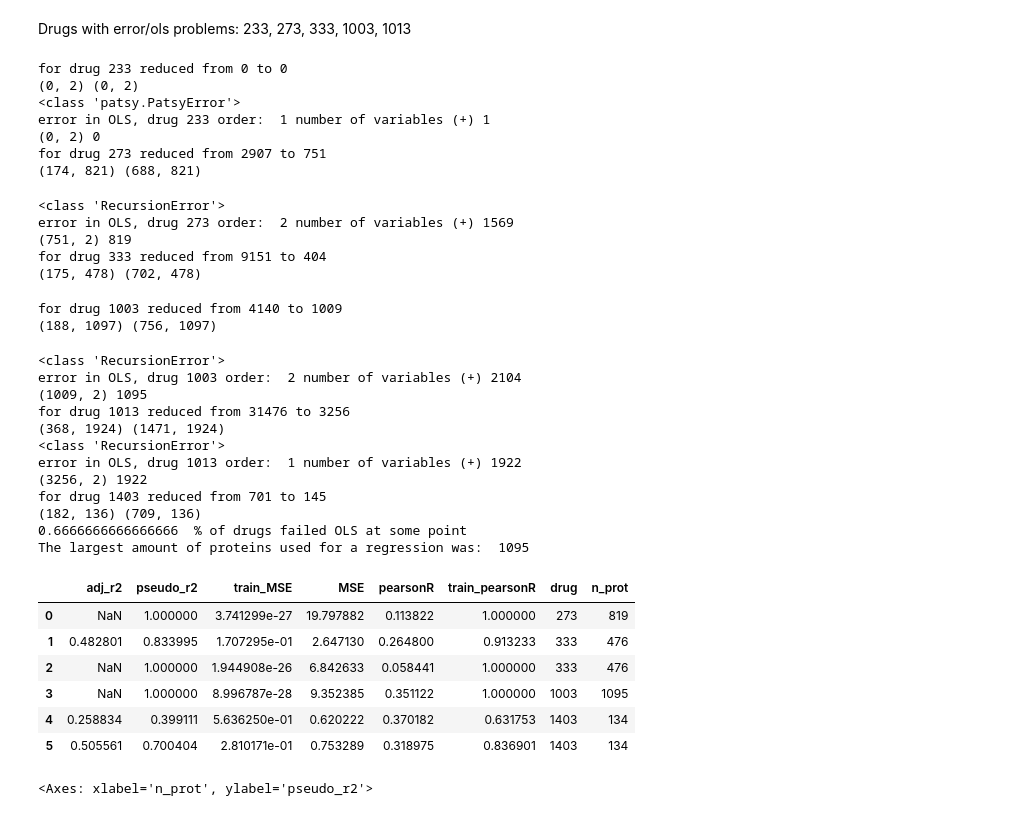
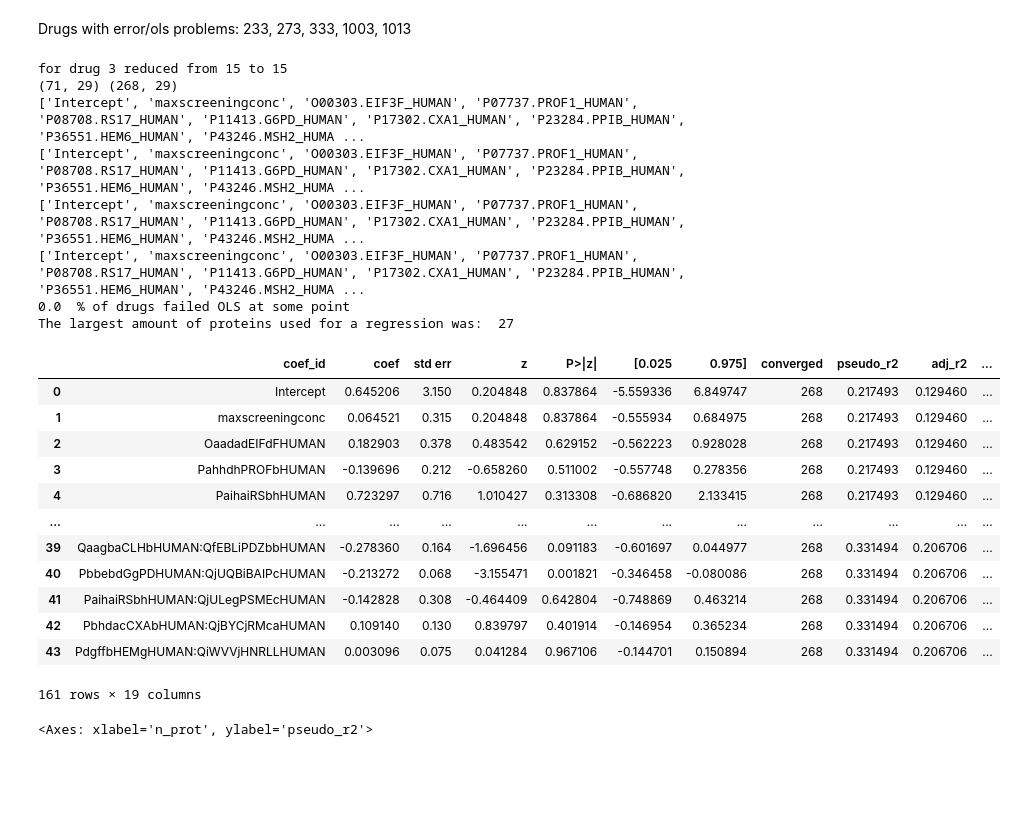
Before and after one commit to Yatish0833/multiomics-synergies, a Jupyter notebook: explainability.ipynb, the cells around one changed output. Cells and saved outputs as stored; diff of their text form; code cells hidden in the pictures; blank space fills up the shorter version.

```diff
--- a/explainability.ipynb
+++ b/explainability.ipynb
@@ -50,6 +50,11 @@ drug_list = np.unique(interactions.drug)
 ### Regression
 # %% [markdown]
 #### Functions
+# %%
+def undo(string):
+    string = ''.join([ x if ord(x)<90 else str(ord(x)-97) for x in string ])
+    string = string[:6]+'.'+string[6:].replace('HUMAN', '_HUMAN') #not sure these 6
+    return string
 # %%
 def results_fit_to_df(results, ols, y, test_data):
     coeffs = results.params.tolist()
@@ -139,6 +144,7 @@ def regression_per_drug(interactions, drug_list, alpha=0.05, filter=0):
             results["drug"] = d
             results["n_prot"] = len(protein_list)
             results["n_obs"] = len(data.lnICfa)
+            results["Proteins"] = ['*'.join([y if y in ["Intercept", "maxscreeningconc"] else undo(x) for y in x.split(':')]) for x in results.coef_id]
             final_results.append(results)
     final_results = pd.concat(final_results)
     print(j/(len(drug_list)), " % of drugs failed OLS at some point")
@@ -153,44 +159,32 @@ len(coef_05[["drug"]].drop_duplicates()), len(drug_list)
 # %% [markdown]
 Drugs with error/ols problems: 233, 273, 333, 1003, 1013
 # %%
-coef_05 = regression_per_drug(interactions, [233, 273, 333, 1003, 1013, 1403], filter=0.5)
+coef_05 = regression_per_drug(interactions, [3], filter=0.5)
 # %% [output]
-for drug 233 reduced from 0 to 0
-(0, 2) (0, 2)
-<class 'patsy.PatsyError'>
-error in OLS, drug 233 order:  1 number of variables (+) 1
-(0, 2) 0
-for drug 273 reduced from 2907 to 751
-(174, 821) (688, 821)
+for drug 3 reduced from 15 to 15
+(71, 29) (268, 29)
+['Intercept', 'maxscreeningconc', 'O00303.EIF3F_HUMAN', 'P07737.PROF1_HUMAN', 'P08708.RS17_HUMAN', 'P11413.G6PD_HUMAN', 'P17302.CXA1_HUMAN', 'P23284.PPIB_HUMAN', 'P36551.HEM6_HUMAN', 'P43246.MSH2_HUMA ...
+['Intercept', 'maxscreeningconc', 'O00303.EIF3F_HUMAN', 'P07737.PROF1_HUMAN', 'P08708.RS17_HUMAN', 'P11413.G6PD_HUMAN', 'P17302.CXA1_HUMAN', 'P23284.PPIB_HUMAN', 'P36551.HEM6_HUMAN', 'P43246.MSH2_HUMA ...
+['Intercept', 'maxscreeningconc', 'O00303.EIF3F_HUMAN', 'P07737.PROF1_HUMAN', 'P08708.RS17_HUMAN', 'P11413.G6PD_HUMAN', 'P17302.CXA1_HUMAN', 'P23284.PPIB_HUMAN', 'P36551.HEM6_HUMAN', 'P43246.MSH2_HUMA ...
+['Intercept', 'maxscreeningconc', 'O00303.EIF3F_HUMAN', 'P07737.PROF1_HUMAN', 'P08708.RS17_HUMAN', 'P11413.G6PD_HUMAN', 'P17302.CXA1_HUMAN', 'P23284.PPIB_HUMAN', 'P36551.HEM6_HUMAN', 'P43246.MSH2_HUMA ...
+0.0  % of drugs failed OLS at some point
+The largest amount of proteins used for a regression was:  27
-<class 'RecursionError'>
-error in OLS, drug 273 order:  2 number of variables (+) 1569
-(751, 2) 819
-for drug 333 reduced from 9151 to 404
-(175, 478) (702, 478)
-for drug 1003 reduced from 4140 to 1009
-(188, 1097) (756, 1097)
-<class 'RecursionError'>
-error in OLS, drug 1003 order:  2 number of variables (+) 2104
-(1009, 2) 1095
-for drug 1013 reduced from 31476 to 3256
-(368, 1924) (1471, 1924)
-<class 'RecursionError'>
-error in OLS, drug 1013 order:  1 number of variables (+) 1922
-(3256, 2) 1922
-for drug 1403 reduced from 701 to 145
-(182, 136) (709, 136)
-0.6666666666666666  % of drugs failed OLS at some point
-The largest amount of proteins used for a regression was:  1095
 # %%
-coef_05[["adj_r2", "pseudo_r2", 'train_MSE', 'MSE', 'pearsonR', 'train_pearsonR', 'drug', 'n_prot']].drop_duplicates(ignore_index=True)
+coef_05
 # %% [output]
-|  | adj_r2 | pseudo_r2 | train_MSE | MSE | pearsonR | train_pearsonR | drug | n_prot |
-| 0 | NaN | 1.000000 | 3.741299e-27 | 19.797882 | 0.113822 | 1.000000 | 273 | 819 |
-| 1 | 0.482801 | 0.833995 | 1.707295e-01 | 2.647130 | 0.264800 | 0.913233 | 333 | 476 |
-| 2 | NaN | 1.000000 | 1.944908e-26 | 6.842633 | 0.058441 | 1.000000 | 333 | 476 |
-| 3 | NaN | 1.000000 | 8.996787e-28 | 9.352385 | 0.351122 | 1.000000 | 1003 | 1095 |
-| 4 | 0.258834 | 0.399111 | 5.636250e-01 | 0.620222 | 0.370182 | 0.631753 | 1403 | 134 |
-| 5 | 0.505561 | 0.700404 | 2.810171e-01 | 0.753289 | 0.318975 | 0.836901 | 1403 | 134 |
+|  | coef_id | coef | std err | z | P>|z| | [0.025 | 0.975] | converged | pseudo_r2 | adj_r2 | ... |
+| 0 | Intercept | 0.645206 | 3.150 | 0.204848 | 0.837864 | -5.559336 | 6.849747 | 268 | 0.217493 | 0.129460 | ... |
+| 1 | maxscreeningconc | 0.064521 | 0.315 | 0.204848 | 0.837864 | -0.555934 | 0.684975 | 268 | 0.217493 | 0.129460 | ... |
+| 2 | OaadadEIFdFHUMAN | 0.182903 | 0.378 | 0.483542 | 0.629152 | -0.562223 | 0.928028 | 268 | 0.217493 | 0.129460 | ... |
+| 3 | PahhdhPROFbHUMAN | -0.139696 | 0.212 | -0.658260 | 0.511002 | -0.557748 | 0.278356 | 268 | 0.217493 | 0.129460 | ... |
+| 4 | PaihaiRSbhHUMAN | 0.723297 | 0.716 | 1.010427 | 0.313308 | -0.686820 | 2.133415 | 268 | 0.217493 | 0.129460 | ... |
+| ... | ... | ... | ... | ... | ... | ... | ... | ... | ... | ... | ... |
+| 39 | QaagbaCLHbHUMAN:QfEBLiPDZbbHUMAN | -0.278360 | 0.164 | -1.696456 | 0.091183 | -0.601697 | 0.044977 | 268 | 0.331494 | 0.206706 | ... |
+| 40 | PbbebdGgPDHUMAN:QjUQBiBAIPcHUMAN | -0.213272 | 0.068 | -3.155471 | 0.001821 | -0.346458 | -0.080086 | 268 | 0.331494 | 0.206706 | ... |
+| 41 | PaihaiRSbhHUMAN:QjULegPSMEcHUMAN | -0.142828 | 0.308 | -0.464409 | 0.642804 | -0.748869 | 0.463214 | 268 | 0.331494 | 0.206706 | ... |
+| 42 | PbhdacCXAbHUMAN:QjBYCjRMcaHUMAN | 0.109140 | 0.130 | 0.839797 | 0.401914 | -0.146954 | 0.365234 | 268 | 0.331494 | 0.206706 | ... |
+| 43 | PdgffbHEMgHUMAN:QiWVVjHNRLLHUMAN | 0.003096 | 0.075 | 0.041284 | 0.967106 | -0.144701 | 0.150894 | 268 | 0.331494 | 0.206706 | ... |
+161 rows × 19 columns
 # %%
 coef_05.to_csv(working_dir+"coef_05.csv", index=False)
 # %%
```
Also changed, not shown: 4 other files.
